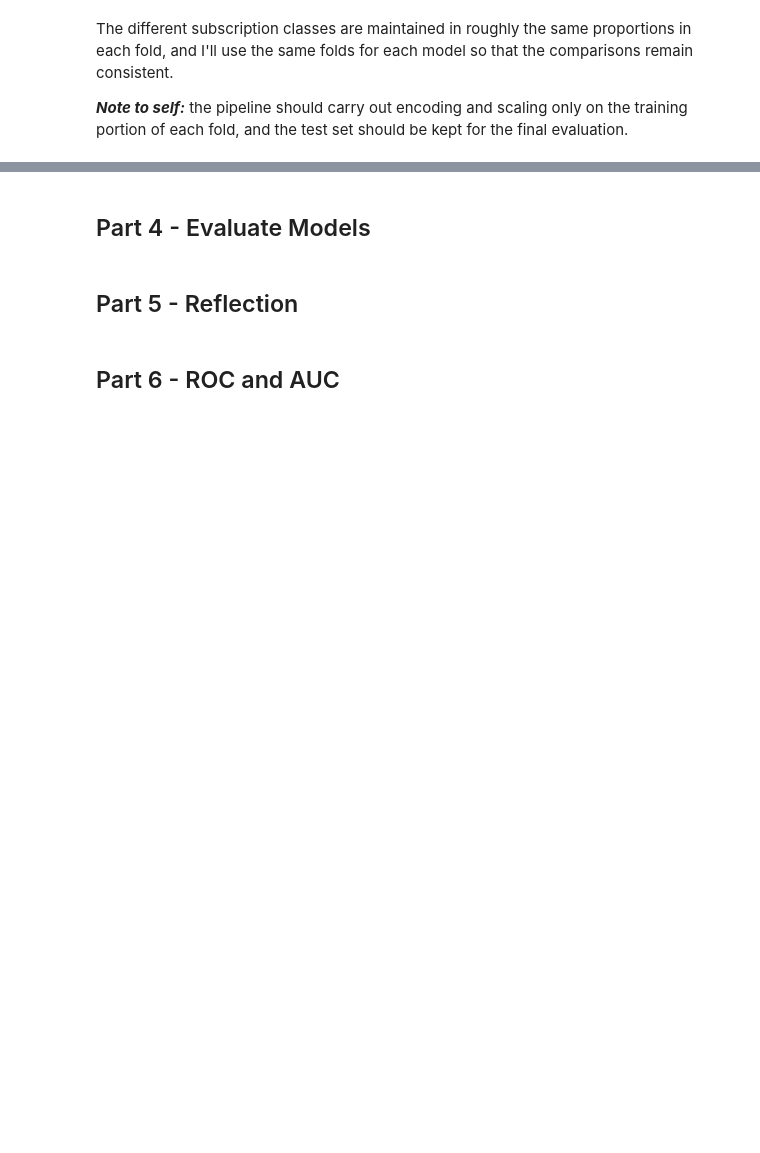
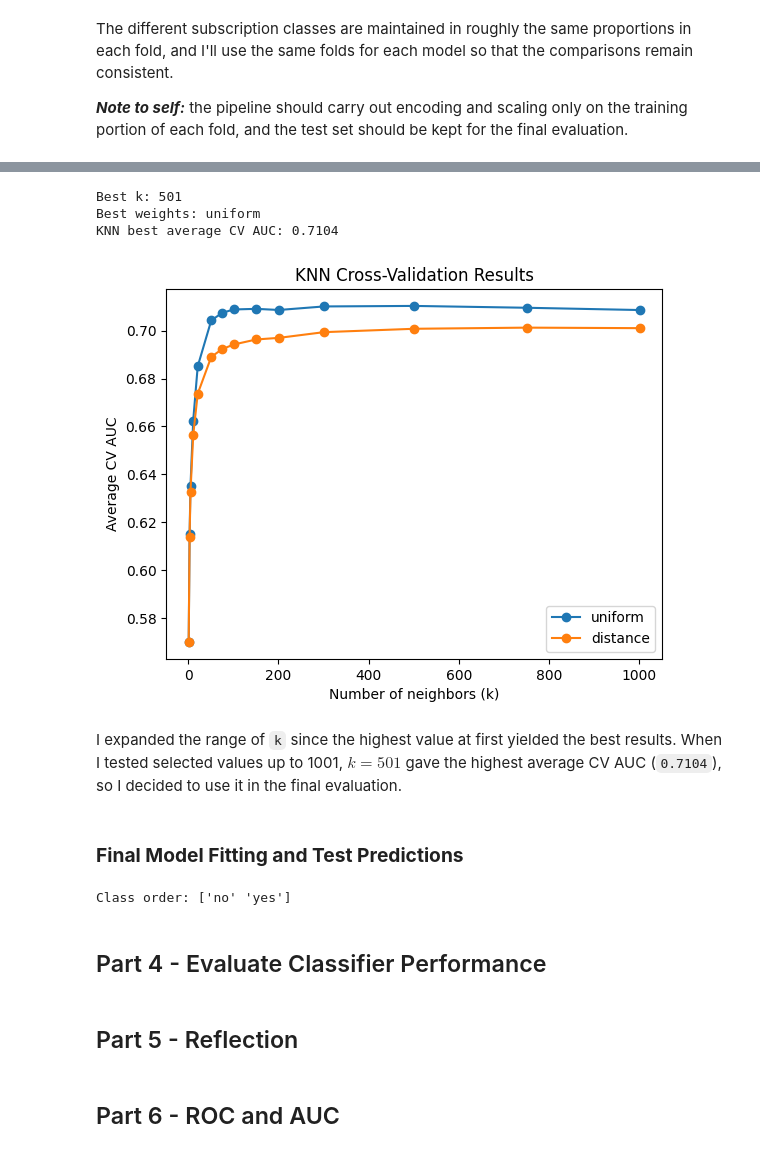
Before and after one commit to ashsiendo/DATA-201-Project1, a Jupyter notebook: Project_1_Bank_Marketing.ipynb, the cells around one changed output, grey strips where cells are left out. Saved outputs shown, nothing was run; the diff lists cells and outputs as text; code cells hidden in the pictures; blank space fills up the shorter version.

Commit message:
Built classifiers for part 3 and tuned KNN with cross-validation

```diff
--- a/Project_1_Bank_Marketing.ipynb
+++ b/Project_1_Bank_Marketing.ipynb
@@ -350,0 +430,68 @@ cv = StratifiedKFold(
+# %%
+from sklearn.model_selection import GridSearchCV
+
+knn_model = make_pipeline( # build KNN pipeline so preprocessing happens inside each CV fold
+    preprocessor,
+    KNeighborsClassifier()
+)
+
+knn_grid = {
+    "kneighborsclassifier__n_neighbors": [1, 3, 5, 11, 21, 51, 75, 101, 151, 201, 301, 501, 751, 1001],
+    "kneighborsclassifier__weights": ["uniform", "distance"]
+}
+
+knn_search = GridSearchCV( # tune KNN using same CV folds and ROC-AUC metric
+    knn_model,
+    knn_grid,
+    cv=cv,
+    scoring="roc_auc"
+)
+
+knn_search.fit(X_train, y_train) # run grid search using only training data; test data stays untouched
+
+print("Best k:", knn_search.best_params_["kneighborsclassifier__n_neighbors"])
+print("Best weights:", knn_search.best_params_["kneighborsclassifier__weights"])
+print("KNN best average CV AUC:", round(knn_search.best_score_, 4))
+# %% [output]
+Best k: 501
+Best weights: uniform
+KNN best average CV AUC: 0.7104
+# %%
+knn_results = pd.DataFrame(knn_search.cv_results_)
+
+for weight in ["uniform", "distance"]: # plot each voting method separately in order of k
+    results = knn_results[
+        knn_results["param_kneighborsclassifier__weights"] == weight
+    ].sort_values("param_kneighborsclassifier__n_neighbors")
+
+    plt.plot(
+        results["param_kneighborsclassifier__n_neighbors"].astype(int),
+        results["mean_test_score"],
+        marker="o",
+        label=weight
+    )
+
+plt.xlabel("Number of neighbors (k)")
+plt.ylabel("Average CV AUC")
+plt.title("KNN Cross-Validation Results")
+plt.legend()
+plt.show()
+# %% [output]
+[figure, added]
+# %% [markdown]
+I expanded the range of `k` since the highest value at first yielded the best results. When I tested selected values up to 1001, $ k=501 $ gave the highest average CV AUC (`0.7104`), so I decided to use it in the final evaluation.
+# %% [markdown]
+### **Final Model Fitting and Test Predictions**
+# %%
+# fit three untuned models on full training set
+lr_model.fit(X_train, y_train)
+lda_model.fit(X_train, y_train)
+qda_model.fit(X_train, y_train)
+
+# GridSearchCV already refit best KNN model on all training data
+knn_final = knn_search.best_estimator_
+
+# check class order (no/yes) before selecting positive-class probability
+print("Class order:", lr_model.classes_)
+# %% [output]
+Class order: ['no' 'yes']
@@ -351,5 +510,5 @@ cv = StratifiedKFold(
 # %% [markdown]
-## Part 4 - Evaluate Models
+## Part 4 - Evaluate Classifier Performance
 # %% [markdown]
 ## Part 5 - Reflection
 # %% [markdown]
```
Also changed, not shown: parts of 32 cells of this notebook.
